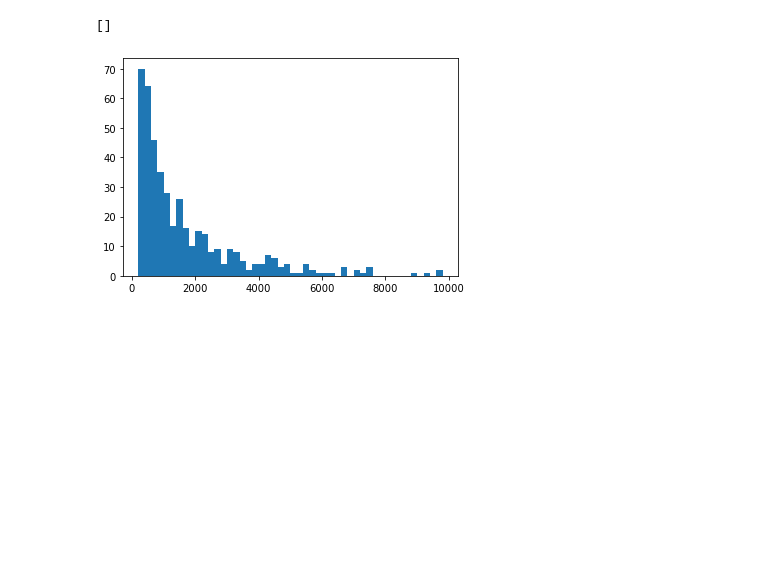
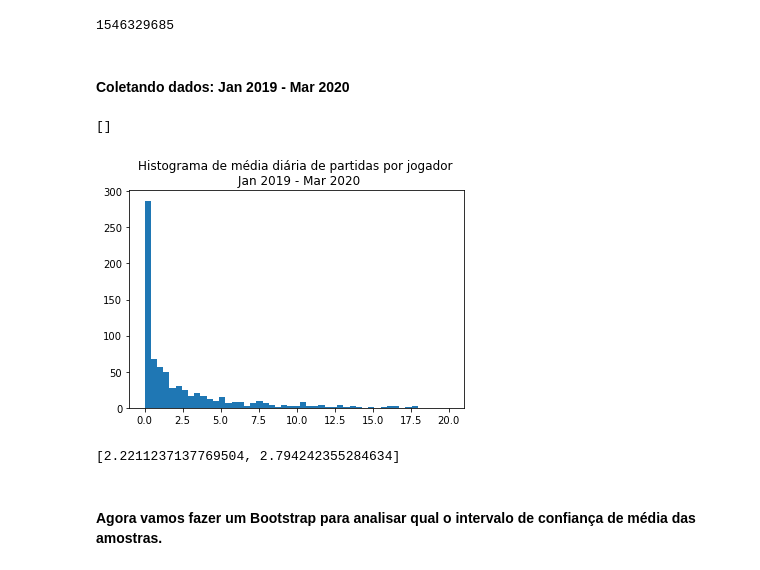
Before and after one commit to pdrsa/chess_covid, a Jupyter notebook: code/analysis/confidence_interval.ipynb, the cells around one changed output. Drawn from its saved outputs; the diff is of its cells as text; code cells hidden in the pictures; blank space fills up the shorter version.

Commit message:
Added a new analysis. code/analysis/confidence_interval.ipynb was created. code/utils.py has 2 new functions. (Bootstrap and Percentile)

```diff
--- a/code/analysis/confidence_interval.ipynb
+++ b/code/analysis/confidence_interval.ipynb
@@ -14,17 +14,36 @@ f        = open("../../data/chessdotcom/chosen_players.txt", "r")
 chosen   = np.array([x[:-1] for x in f.readlines()])
 # Ordenando para a busca binária
 chosen   = np.sort(chosen)
+# %%
+first_date
+# %% [output]
+1546329685
+# %% [markdown]
+#### Coletando dados: Jan 2019 - Mar 2020
 # %%
-date     = 1583020800 # Sunday, 1 March 2020 00:00:00
-nmatches = utils.countMatches(df, chosen, date)
+first_date = min(df["end_time"])
+last_date  = max(df["end_time"])
+date       = 1583020800 # Sunday, 1 March 2020 00:00:00
+final      = True # Use as ending of the period? If not will use as beginning
+# nmatches   = utils.countMatches(df, chosen, date, final = final)
+ndays      = (date - first_date if final else last_date - date)/86400
 
-# Remove 0's
+# Remove 0's and normalize by days
 keys = list(nmatches.keys())
 for key in keys:
     if nmatches[key] == 0: del nmatches[key]
+    else: nmatches[key] = float(nmatches[key]/ndays)
-# %%
-plt.hist(nmatches.values(), bins = [i for i in range(200, 10000, 200)])
-plt.plot()
-# %% [output]
-[]
-[figure, removed]
+# %%
+plt.hist(nmatches.values(), bins = np.linspace(0,20))
+plt.title("Histograma de média diária de partidas por jogador \n Jan 2019 - Mar 2020")
+plt.plot()
+# %% [output]
+[]
+[figure, added]
+# %%
+# Intervalo de Confiança sem Bootstrap:
+utils.confidenceInterval(np.array(list(nmatches.values())))
+# %% [output]
+[2.2211237137769504, 2.794242355284634]
+# %% [markdown]
+#### Agora vamos fazer um Bootstrap para analisar qual o intervalo de confiança de média das amostras.
```
Also changed, not shown: parts of 11 cells of this notebook, 5 other files.
